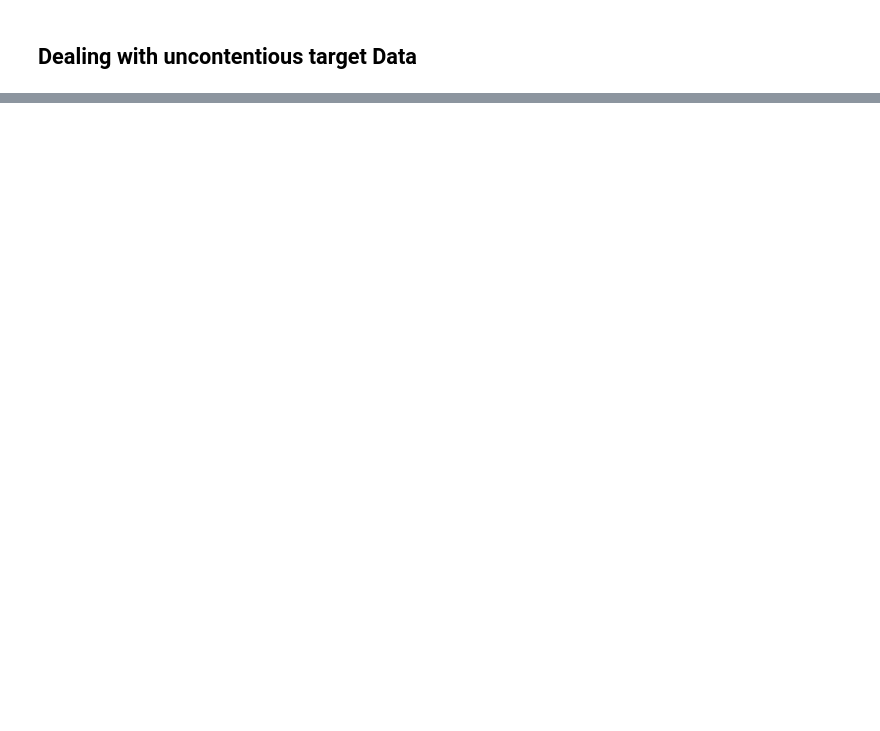
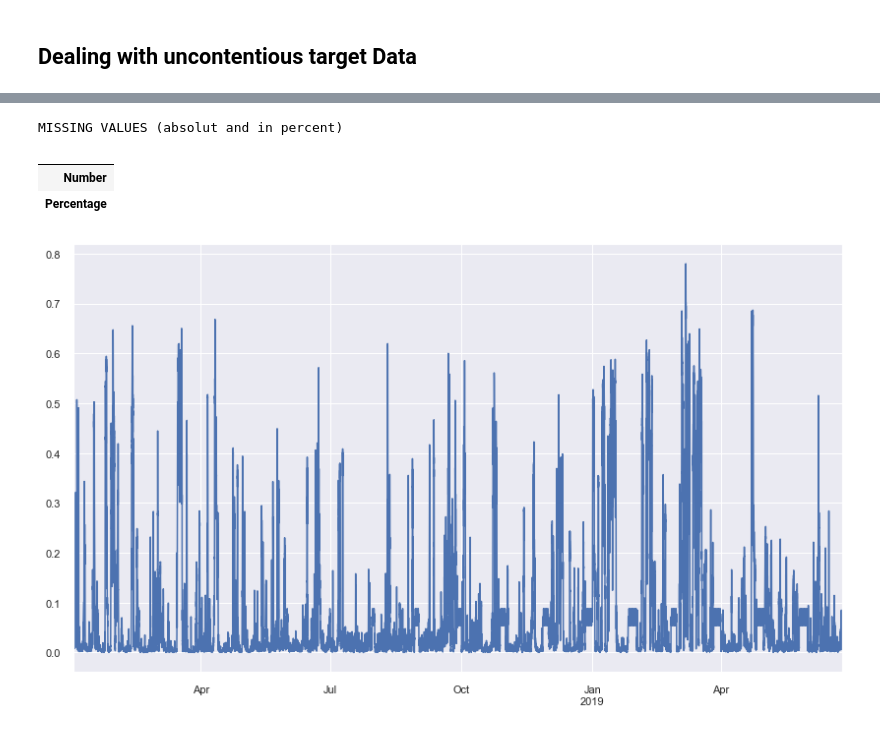
Before and after one commit to JonJae/TimeSeriesPrediction_FeedInMngmt, a Jupyter notebook: FeedInMngmt_EDA.ipynb, the cells around one changed output, grey strips where cells are left out. Saved outputs shown, nothing was run; the diff lists cells and outputs as text; code cells hidden in the pictures; blank space fills up the shorter version.

Commit message:
update missing values

```diff
--- a/FeedInMngmt_EDA.ipynb
+++ b/FeedInMngmt_EDA.ipynb
@@ -232,6 +238,8 @@ df['day'] = df.index1.dt.day
 df['hour'] = df.index1.dt.hour
 df['minute'] = df.index1.dt.minute
 df['hour_minute'] = df['hour']+ (df['minute']//10 * 1/6)
+df['weekday'] = df.index1.dt.weekday.map(weekdays)
+
 
 df.drop(columns = ["index1"], inplace = True)
 df.head(5)
@@ -265,0 +283,25 @@ for row in df.iterrows():
+# %%
+# creating series objects with the different timestamps of a day and their corresponding mean values for target data
+hour_minute_means_loss = df.groupby('hour_minute')['target_losses_norm'].mean().reset_index()
+hour_minute_means_available = df.groupby('hour_minute')['power_available_mw_obsnorm'].mean().reset_index()
+hour_minute_means_cons = df.groupby('hour_minute')['power_mw_obsnorm'].mean().reset_index()
+
+# creating dictionaries to map the mean values to the according timestamps
+hour_minute_means_loss_dict = dict(zip(hour_minute_means_loss.hour_minute, hour_minute_means_loss.target_losses_norm))
+hour_minute_means_available_dict = dict(zip(hour_minute_means_available.hour_minute, hour_minute_means_available.power_available_mw_obsnorm))
+hour_minute_means_cons_dict = dict(zip(hour_minute_means_cons.hour_minute, hour_minute_means_cons.power_mw_obsnorm))
+
+# mapping the mean values to the according timestamps
+df["mean_losses"] = df["hour_minute"].map(hour_minute_means_loss_dict)
+df["mean_available"] = df["hour_minute"].map(hour_minute_means_available_dict)
+df["mean_cons"] = df["hour_minute"].map(hour_minute_means_cons_dict)
+
+# filling in the nan values in our target data with the mean value for the corresponding timestamp on the day
+df["target_losses_norm"].fillna(df["mean_losses"], inplace=True)
+df["power_available_mw_obsnorm"].fillna(df["mean_losses"], inplace=True)
+df["power_mw_obsnorm"].fillna(df["mean_losses"], inplace=True)
+
+# dropping the columns with the mean values again
+df.drop(columns = ["mean_losses", "mean_available", "mean_cons"], inplace = True)
+
+df.head()
@@ -270,2 +319,16 @@ np.isnan(df['dswrf_sfc_wm2'].iloc[0])
+# %%
+# Percentage and Number of NaN-Values
+missing = pd.DataFrame(df.isnull().sum(),columns=['Number'])
+missing['Percentage'] = round(missing.Number/df.shape[0]*100,1)
+print()
+print('MISSING VALUES (absolut and in percent)')
+missing[missing.Number!=0].T
+# %% [output]
+MISSING VALUES (absolut and in percent)
+|  |
+| Number |
+| Percentage |
 # %%
-df['target_losses_norm'].iloc[0]
+df.target_losses_norm.plot();
+# %% [output]
+[figure, added]
```
Also changed, not shown: parts of 17 cells of this notebook.
